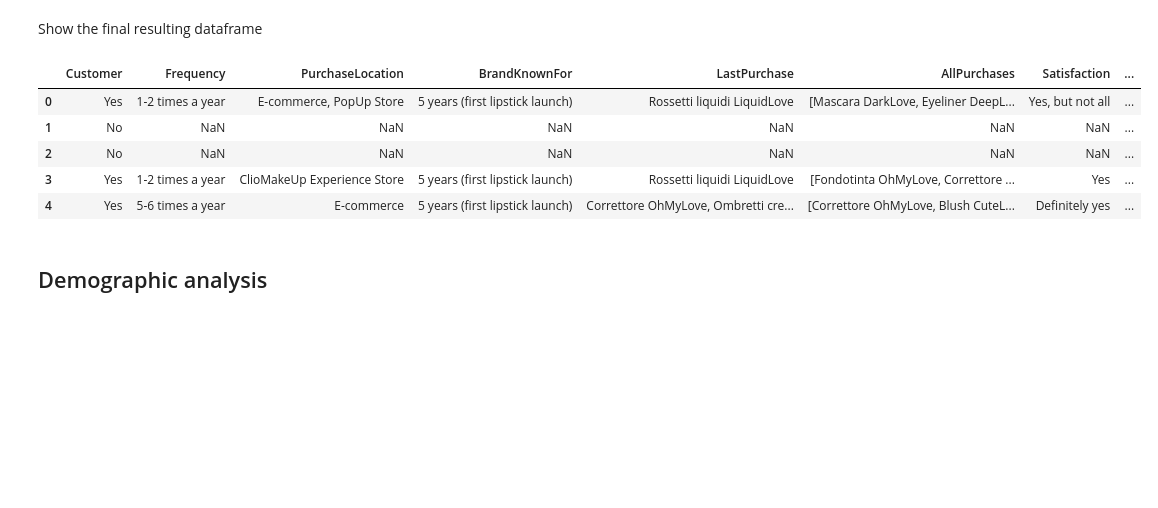
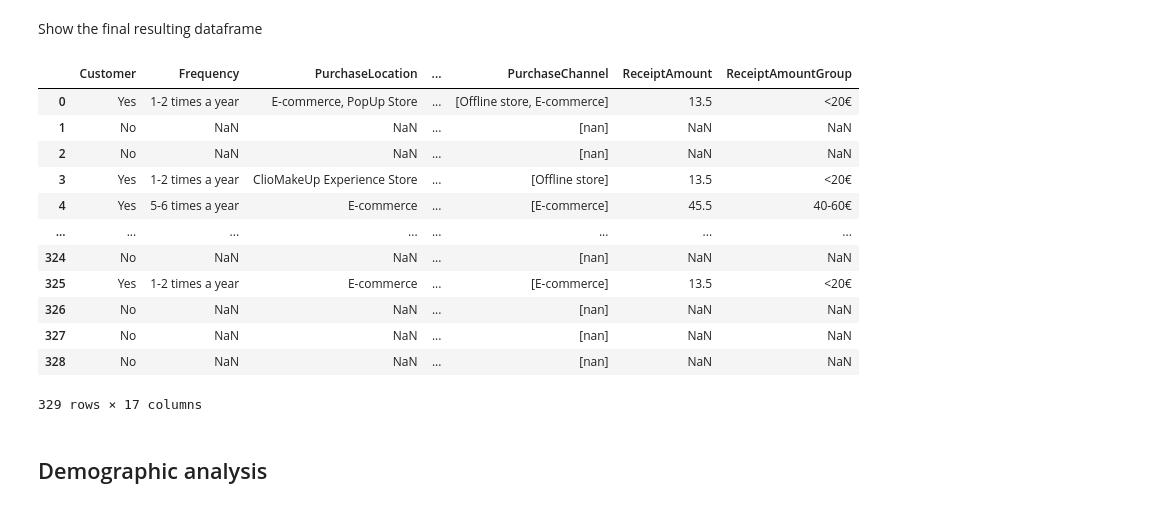
Before and after one commit to mksoc/thesis_data_analysis, a Jupyter notebook: src/survey_analysis.ipynb, the cells around one changed output. Saved outputs shown, nothing was run; the diff lists cells and outputs as text; code cells hidden in the pictures; blank space fills up the shorter version.

```diff
--- a/src/survey_analysis.ipynb
+++ b/src/survey_analysis.ipynb
@@ -7,6 +7,8 @@
 # %%
 import pandas as pd
 from IPython.display import display
+
+pd.set_option('display.max_columns', 7)
 # %%
 # Read response file
 response_file = '../data/risposte.xlsx'
@@ -410,14 +464,21 @@ df[column] = df[column].str.split(',').map(lambda item: [i.strip() for i in item
 # %% [markdown]
 Show the final resulting dataframe
 # %%
-df.head()
+df
 # %% [output]
-|  | Customer | Frequency | PurchaseLocation | BrandKnownFor | LastPurchase | AllPurchases | Satisfaction | ... |
-| 0 | Yes | 1-2 times a year | E-commerce, PopUp Store | 5 years (first lipstick launch) | Rossetti liquidi LiquidLove | [Mascara DarkLove, Eyeliner DeepL... | Yes, but not all | ... |
-| 1 | No | NaN | NaN | NaN | NaN | NaN | NaN | ... |
-| 2 | No | NaN | NaN | NaN | NaN | NaN | NaN | ... |
-| 3 | Yes | 1-2 times a year | ClioMakeUp Experience Store | 5 years (first lipstick launch) | Rossetti liquidi LiquidLove | [Fondotinta OhMyLove, Correttore ... | Yes | ... |
-| 4 | Yes | 5-6 times a year | E-commerce | 5 years (first lipstick launch) | Correttore OhMyLove, Ombretti cre... | [Correttore OhMyLove, Blush CuteL... | Definitely yes | ... |
+|  | Customer | Frequency | PurchaseLocation | ... | PurchaseChannel | ReceiptAmount | ReceiptAmountGroup |
+| 0 | Yes | 1-2 times a year | E-commerce, PopUp Store | ... | [Offline store, E-commerce] | 13.5 | <20€ |
+| 1 | No | NaN | NaN | ... | [nan] | NaN | NaN |
+| 2 | No | NaN | NaN | ... | [nan] | NaN | NaN |
+| 3 | Yes | 1-2 times a year | ClioMakeUp Experience Store | ... | [Offline store] | 13.5 | <20€ |
+| 4 | Yes | 5-6 times a year | E-commerce | ... | [E-commerce] | 45.5 | 40-60€ |
+| ... | ... | ... | ... | ... | ... | ... | ... |
+| 324 | No | NaN | NaN | ... | [nan] | NaN | NaN |
+| 325 | Yes | 1-2 times a year | E-commerce | ... | [E-commerce] | 13.5 | <20€ |
+| 326 | No | NaN | NaN | ... | [nan] | NaN | NaN |
+| 327 | No | NaN | NaN | ... | [nan] | NaN | NaN |
+| 328 | No | NaN | NaN | ... | [nan] | NaN | NaN |
+329 rows × 17 columns
 # %% [markdown]
 ## Demographic analysis
 # %%
```
Also changed, not shown: parts of 10 cells of this notebook, 1 other file.
